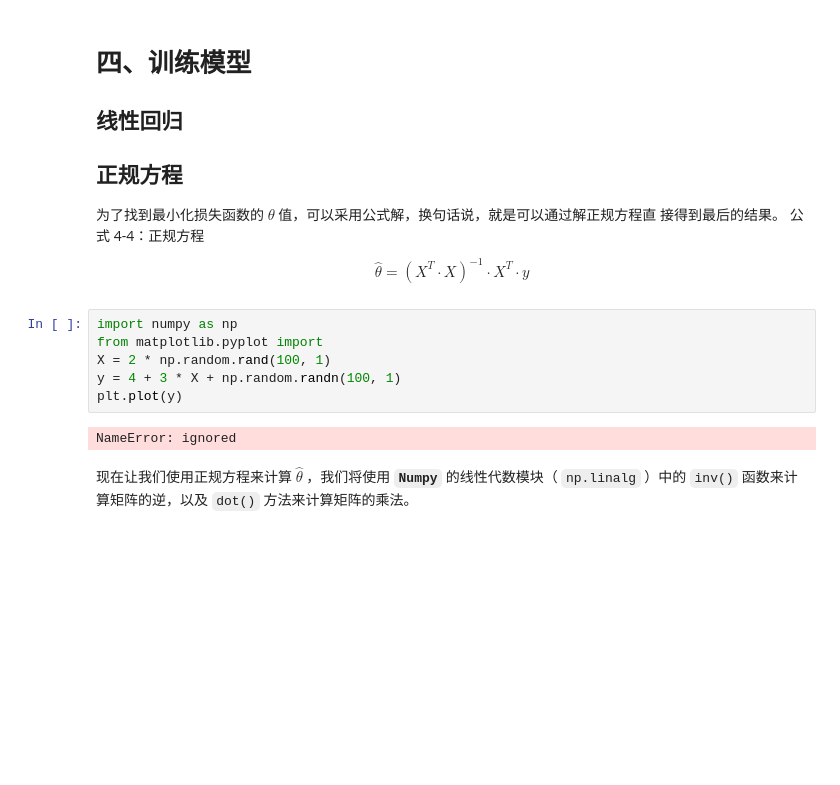
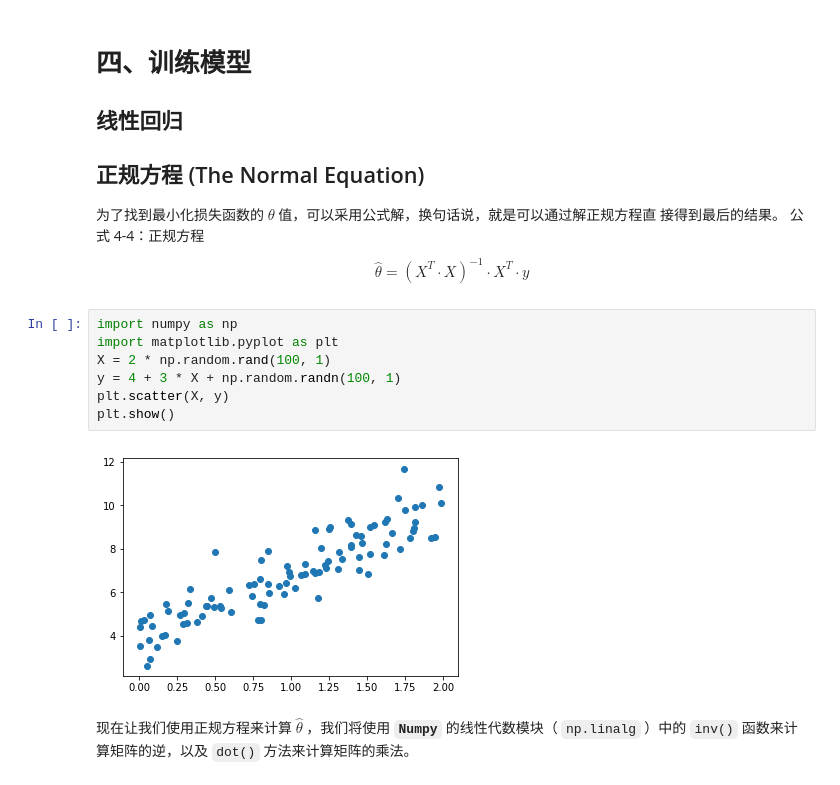
Before and after one commit to Weizhuo-Zhang/ML_coursera, a Jupyter notebook: hands_on_ML/4_training_model.ipynb, the cells around one changed output. Drawn from its saved outputs; the diff is of its cells as text; blank space fills up the shorter version.

```diff
--- a/hands_on_ML/4_training_model.ipynb
+++ b/hands_on_ML/4_training_model.ipynb
@@ -5,7 +5,7 @@
 
 ## 线性回归
 
-## 正规方程
+## 正规方程 (The Normal Equation)
 
 为了找到最小化损失函数的 $\theta$ 值，可以采用公式解，换句话说，就是可以通过解正规方程直
 接得到最后的结果。
@@ -14,12 +14,13 @@
 $$\hat{\theta} = (X^T \cdot X)^{-1} \cdot X^T \cdot y$$
 # %%
 import numpy as np
-from matplotlib.pyplot import
+import matplotlib.pyplot as plt
 X = 2 * np.random.rand(100, 1)
 y = 4 + 3 * X + np.random.randn(100, 1)
-plt.plot(y)
+plt.scatter(X, y)
+plt.show()
 # %% [output]
-NameError: ignored
+[figure, added]
 # %% [markdown]
 现在让我们使用正规方程来计算 $\hat{\theta}$ ，我们将使用 **`Numpy`** 的线性代数模块（ `np.linalg` ）中的 `inv()` 函数来计算矩阵的逆，以及 `dot()` 方法来计算矩阵的乘法。
 # %%
```
Also changed, not shown: parts of 24 cells of this notebook.
